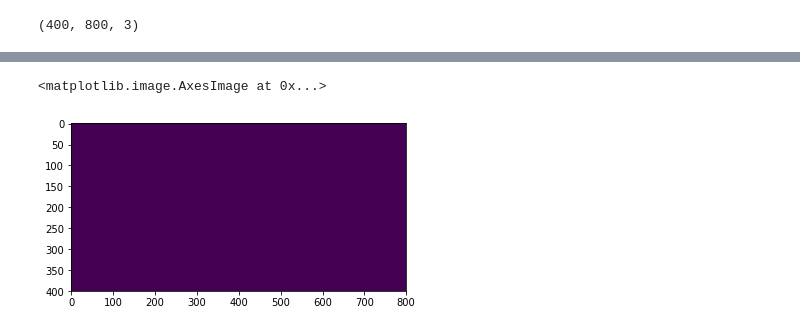
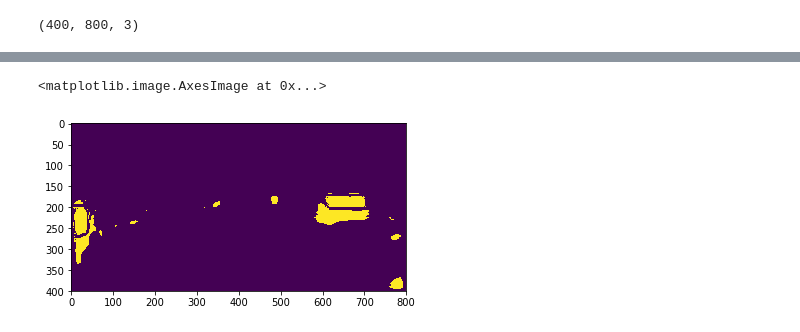
Before and after one commit to bakamoridesu/Lyft-Perception-Challenge, a Jupyter notebook: Notebook.ipynb, the cells around one changed output, grey strips where cells are left out. Drawn from its saved outputs; the diff is of its cells as text; code cells hidden in the pictures.

Commit message:
First acceptable results. Need more training

```diff
--- a/Notebook.ipynb
+++ b/Notebook.ipynb
@@ -143,13 +143,13 @@ def generator(samples, batch_size = 32):
             yield shuffle(X_train, y_train)
 
 # define batch size and create the generators
-batch_size = 16
+batch_size = 32
 train_generator = generator(train_samples, batch_size)
 validation_generator = generator(validation_samples, batch_size)
 # %%
 from keras import models
 from keras.layers.core import Activation, Reshape, Permute
-from keras.layers.convolutional import Convolution2D, MaxPooling2D, UpSampling2D
+from keras.layers.convolutional import Convolution2D, MaxPooling2D, UpSampling2D, ZeroPadding2D
 from keras.layers.normalization import BatchNormalization
 import json
 
@@ -160,7 +160,7 @@ n_labels = 2
 kernel = 3
 
 encoding_layers = [
-    Lambda(lambda x: x / 255.0 - 0.5, input_shape = (400, 800, 3)),
+    Lambda(lambda x: x / 255.0 - 0.5, input_shape = (img_h, img_w, 3)),
     Conv2D(6, (kernel,kernel), padding='same', activation = "relu"),#, input_shape=( img_h, img_w,3)),
     BatchNormalization(),
     Conv2D(6, (kernel,kernel), padding='same', activation = "relu"),
@@ -254,4 +359,4 @@ _________________________________________________________________
 # %%
 model.compile(loss = 'mse', optimizer = 'adam')
-stats = model.fit_generator(train_generator, steps_per_epoch= len(train_samples)/batch_size, validation_data=validation_generator, validation_steps=len(validation_samples)/batch_size, epochs=10)
+stats = model.fit_generator(train_generator, steps_per_epoch= len(train_samples)/batch_size, validation_data=validation_generator, validation_steps=len(validation_samples)/batch_size, epochs=2)
 # %% [output]
@@ -261,0 +366,15 @@ test_img = crop(test_img)
+# %%
+%%timeit
+
+test_img  = cv2.imread(test_samples.iloc[113]['image'])
+test_img = crop(test_img)
+test_img = np.expand_dims(test_img, axis=0)
+pred = model.predict(test_img)
+pred = pred[0]
+car_pred = pred[:,:,0]
+car_output = np.zeros((400,800), dtype=np.uint8)
+car_output[car_pred < 0] = 1.0
+
+road_pred = pred[:,:,1]
+road_output = np.zeros((400,800), dtype=np.uint8)
+road_output[road_pred < 0] = 1.0
@@ -284,7 +422,7 @@ pp1[230:250,700:730]
 # %%
 zz = np.zeros((400,800), dtype=np.uint8)
-zz[pp1 < 1.4] = 1.0
+zz[pp1 < 0] = 1.0
 plt.imshow(zz)
 # %% [output]
 <matplotlib.image.AxesImage at 0x...>
-[figure, old version]
+[figure, new version]
```
Also changed, not shown: parts of 19 cells of this notebook.
